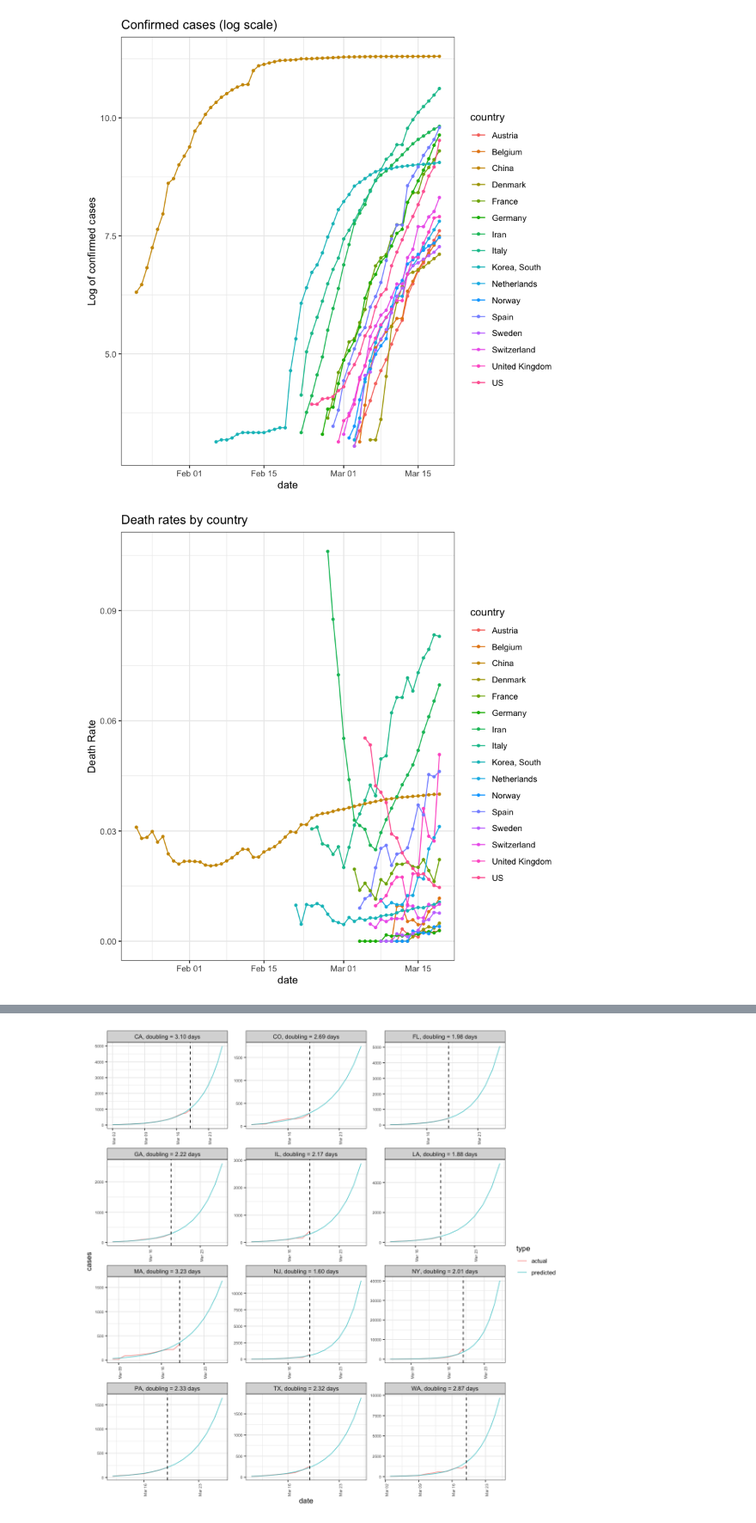
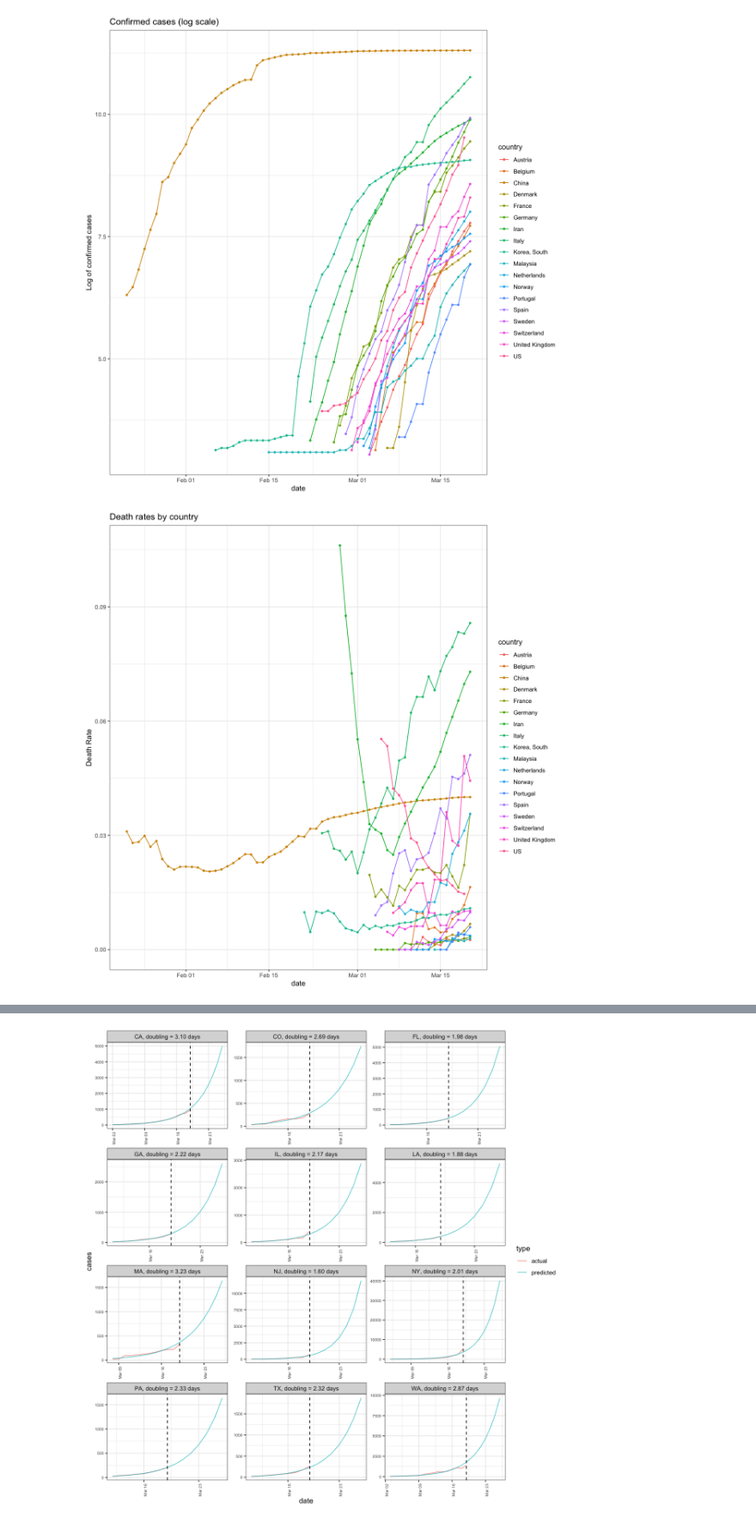
Before and after one commit to mhochster/covid, a Jupyter notebook: covid19.ipynb, the cells around one changed output, grey strips where cells are left out. Shown at 86% size. Saved outputs shown, nothing was run; the diff lists cells and outputs as text; code cells hidden in the pictures.

```diff
--- a/covid19.ipynb
+++ b/covid19.ipynb
@@ -120,7 +106,8 @@ PER_DAY_CONFIRMED_CASES_MINIMUM = 20 # plot / model only the time series with at
 CONFIRMED_CASES_MINIMUM_TO_SHOW_DEATH_RATE = 200 # plot death rates only when confirmed cases is at least this
 FORECAST_HORIZON = 7 # how many days ahead to forecast
 # %%
-COUNTRIES = unique(country_level$country[country_level$confirmed >=
+COUNTRIES = unique(country_level$country[!is.na(country_level$confirmed) &
+                                         country_level$confirmed >=
                                          PER_COUNTRY_CONFIRMED_CASES_MINIMUM])
 # %%
 filter(country_level,
@@ -130,14 +117,14 @@ ggplot(aes(x=date, y=log(confirmed), color=country)) + geom_line() + geom_point(
 ylab('Log of confirmed cases') +
 ggtitle("Confirmed cases (log scale)")
 # %% [output]
-[figure, old version]
+[figure, new version]
 # %%
 filter(country_level, country %in% COUNTRIES,
-       confirmed > CONFIRMED_CASES_MINIMUM_TO_SHOW_DEATH_RATE) %>%
+       confirmed >= CONFIRMED_CASES_MINIMUM_TO_SHOW_DEATH_RATE) %>%
 ggplot(aes(x=date, y=death_rate, color=country)) + geom_line() + geom_point(size=1) +
 ylab('Death Rate') +
 ggtitle("Death rates by country")
 # %% [output]
-[figure, old version]
+[figure, new version]
 # %%
 filter(state_level,
```
Also changed, not shown: parts of 7 cells of this notebook.
